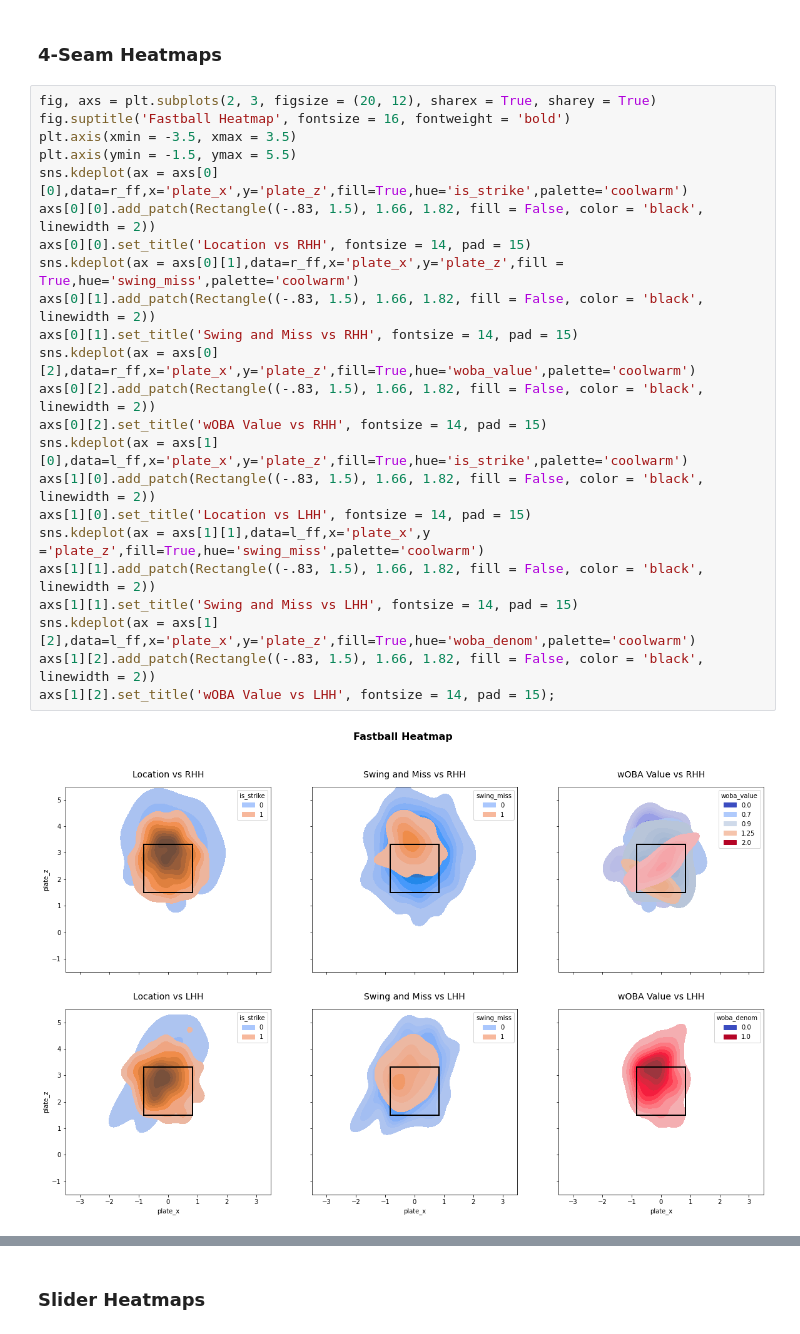
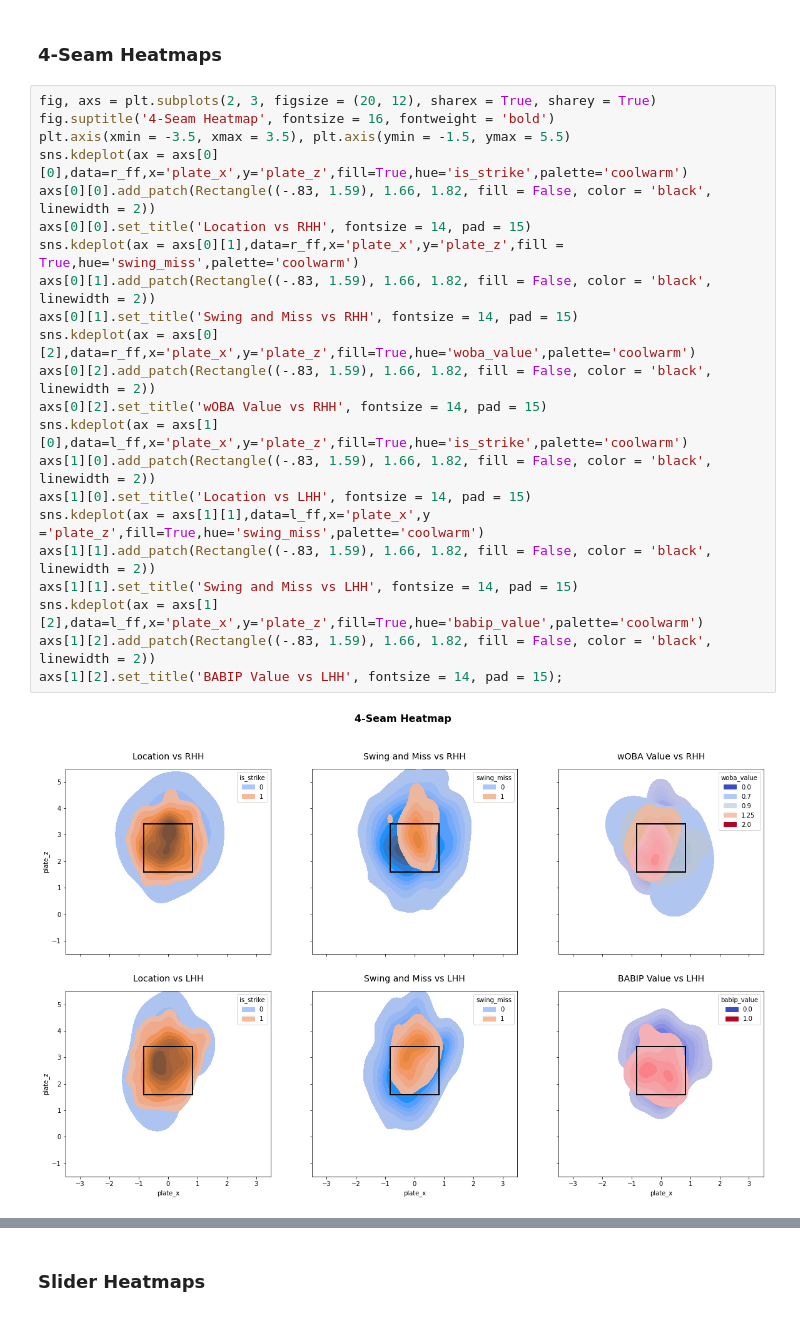
Before and after one commit to anthonyzurke/player-analysis, a Jupyter notebook: pitchers/doollittle-scoutingreport.ipynb, the cells around one changed output, grey strips where cells are left out. Drawn from its saved outputs; the diff is of its cells as text.

```diff
--- a/pitchers/doollittle-scoutingreport.ipynb
+++ b/pitchers/doollittle-scoutingreport.ipynb
@@ -298,26 +352,25 @@ axs[1][0].set_title('Slider Location vs All Hitters', fontsize = 14, pad = 15);
 ### 4-Seam Heatmaps
 # %%
 fig, axs = plt.subplots(2, 3, figsize = (20, 12), sharex = True, sharey = True)
-fig.suptitle('Fastball Heatmap', fontsize = 16, fontweight = 'bold')
-plt.axis(xmin = -3.5, xmax = 3.5)
-plt.axis(ymin = -1.5, ymax = 5.5)
+fig.suptitle('4-Seam Heatmap', fontsize = 16, fontweight = 'bold')
+plt.axis(xmin = -3.5, xmax = 3.5), plt.axis(ymin = -1.5, ymax = 5.5)
 sns.kdeplot(ax = axs[0][0],data=r_ff,x='plate_x',y='plate_z',fill=True,hue='is_strike',palette='coolwarm')
-axs[0][0].add_patch(Rectangle((-.83, 1.5), 1.66, 1.82, fill = False, color = 'black', linewidth = 2))
+axs[0][0].add_patch(Rectangle((-.83, 1.59), 1.66, 1.82, fill = False, color = 'black', linewidth = 2))
 axs[0][0].set_title('Location vs RHH', fontsize = 14, pad = 15)
 sns.kdeplot(ax = axs[0][1],data=r_ff,x='plate_x',y='plate_z',fill = True,hue='swing_miss',palette='coolwarm')
-axs[0][1].add_patch(Rectangle((-.83, 1.5), 1.66, 1.82, fill = False, color = 'black', linewidth = 2))
+axs[0][1].add_patch(Rectangle((-.83, 1.59), 1.66, 1.82, fill = False, color = 'black', linewidth = 2))
 axs[0][1].set_title('Swing and Miss vs RHH', fontsize = 14, pad = 15)
 sns.kdeplot(ax = axs[0][2],data=r_ff,x='plate_x',y='plate_z',fill=True,hue='woba_value',palette='coolwarm')
-axs[0][2].add_patch(Rectangle((-.83, 1.5), 1.66, 1.82, fill = False, color = 'black', linewidth = 2))
+axs[0][2].add_patch(Rectangle((-.83, 1.59), 1.66, 1.82, fill = False, color = 'black', linewidth = 2))
 axs[0][2].set_title('wOBA Value vs RHH', fontsize = 14, pad = 15)
 sns.kdeplot(ax = axs[1][0],data=l_ff,x='plate_x',y='plate_z',fill=True,hue='is_strike',palette='coolwarm')
-axs[1][0].add_patch(Rectangle((-.83, 1.5), 1.66, 1.82, fill = False, color = 'black', linewidth = 2))
+axs[1][0].add_patch(Rectangle((-.83, 1.59), 1.66, 1.82, fill = False, color = 'black', linewidth = 2))
 axs[1][0].set_title('Location vs LHH', fontsize = 14, pad = 15)
 sns.kdeplot(ax = axs[1][1],data=l_ff,x='plate_x',y ='plate_z',fill=True,hue='swing_miss',palette='coolwarm')
-axs[1][1].add_patch(Rectangle((-.83, 1.5), 1.66, 1.82, fill = False, color = 'black', linewidth = 2))
+axs[1][1].add_patch(Rectangle((-.83, 1.59), 1.66, 1.82, fill = False, color = 'black', linewidth = 2))
 axs[1][1].set_title('Swing and Miss vs LHH', fontsize = 14, pad = 15)
-sns.kdeplot(ax = axs[1][2],data=l_ff,x='plate_x',y='plate_z',fill=True,hue='woba_denom',palette='coolwarm')
-axs[1][2].add_patch(Rectangle((-.83, 1.5), 1.66, 1.82, fill = False, color = 'black', linewidth = 2))
-axs[1][2].set_title('wOBA Value vs LHH', fontsize = 14, pad = 15);
+sns.kdeplot(ax = axs[1][2],data=l_ff,x='plate_x',y='plate_z',fill=True,hue='babip_value',palette='coolwarm')
+axs[1][2].add_patch(Rectangle((-.83, 1.59), 1.66, 1.82, fill = False, color = 'black', linewidth = 2))
+axs[1][2].set_title('BABIP Value vs LHH', fontsize = 14, pad = 15);
 # %% [output]
-[figure, old version]
+[figure, new version]
```
Also changed, not shown: parts of 48 cells of this notebook, 1 other file.
